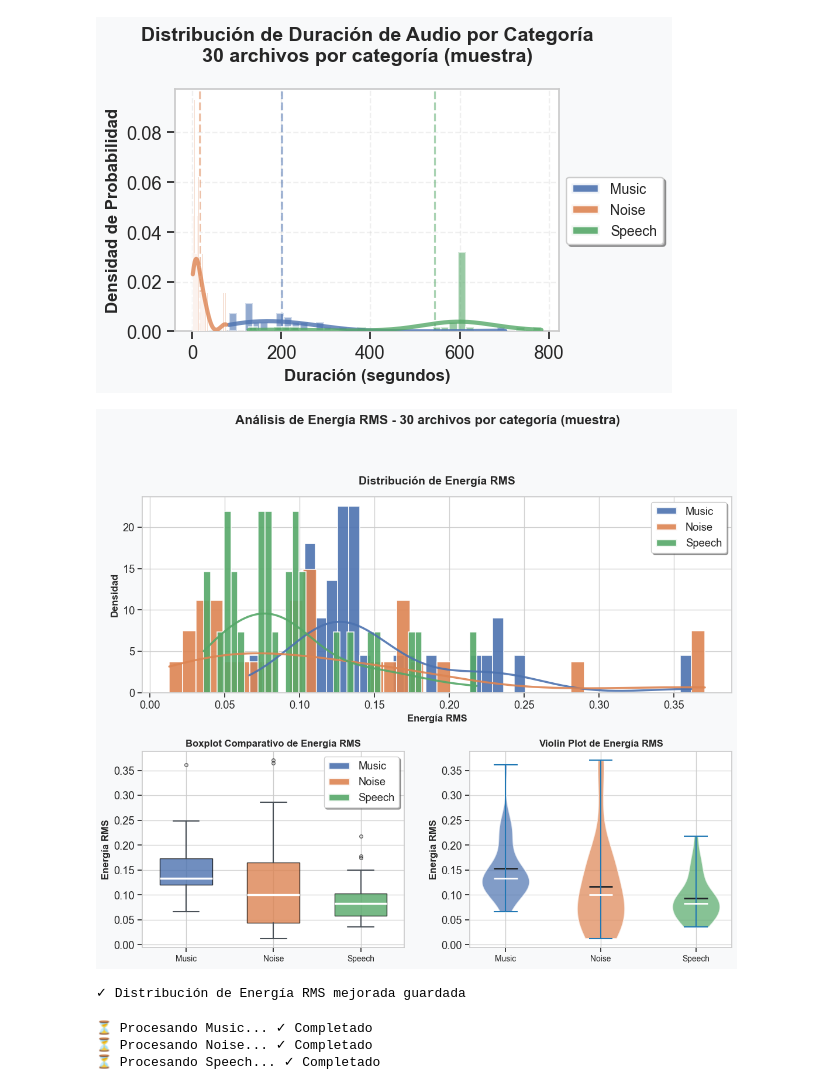
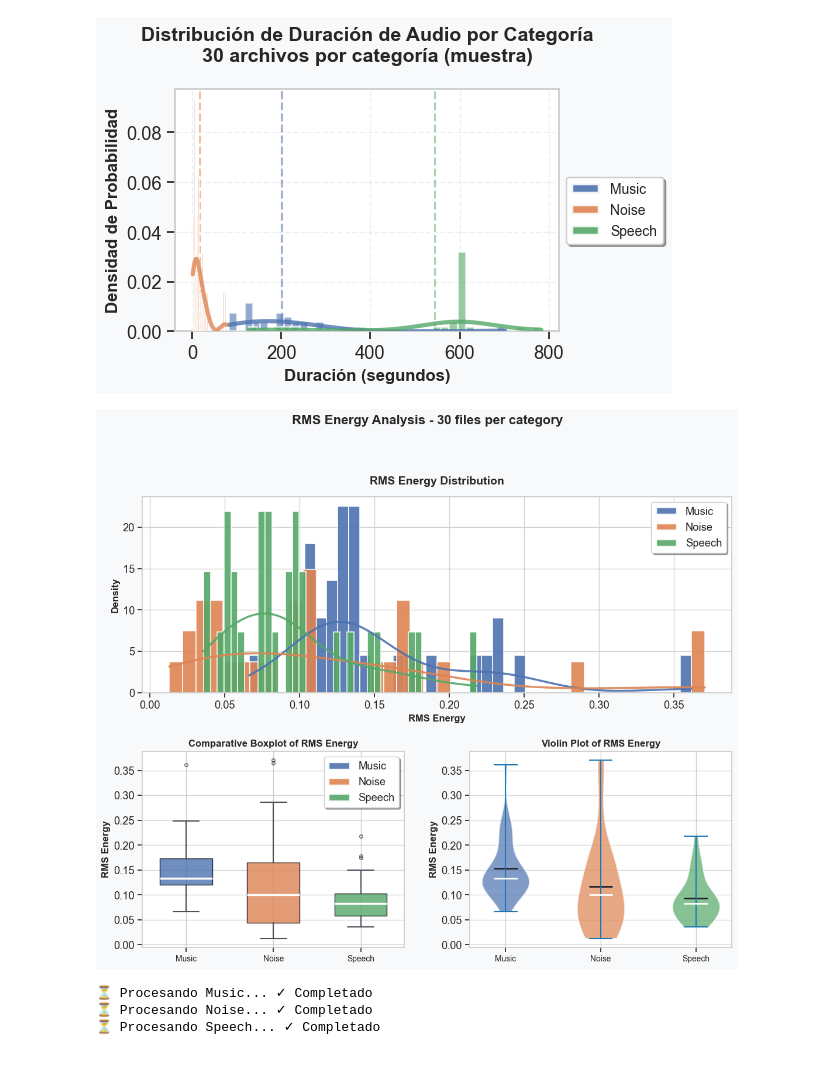
Before and after one commit to LuisPablo54/nmf-audio-separation, a Jupyter notebook: notebooks/EDA_MUSAN.ipynb, the cells around one changed output. Drawn from its saved outputs; the diff is of its cells as text; code cells hidden in the pictures.

```diff
--- a/notebooks/EDA_MUSAN.ipynb
+++ b/notebooks/EDA_MUSAN.ipynb
@@ -539,9 +537,9 @@ for cat, color, label in zip(cats, colors, labels):
     x_range = np.linspace(d.min(), d.max(), 200)
     ax1.plot(x_range, kde(x_range), color=color, lw=2.5, alpha=0.9)
 
-ax1.set_xlabel('Energía RMS', fontsize=12, fontweight='bold')
-ax1.set_ylabel('Densidad', fontsize=12, fontweight='bold')
-ax1.set_title('Distribución de Energía RMS',
+ax1.set_xlabel('RMS Energy', fontsize=12, fontweight='bold')
+ax1.set_ylabel('Density', fontsize=12, fontweight='bold')
+ax1.set_title('RMS Energy Distribution',
               fontsize=14, fontweight='bold', pad=15)
 ax1.legend(wedges, [Categoria for Categoria in Categorias_limpias],
            loc='upper right', frameon=True, fancybox=True, shadow=True)
@@ -565,47 +563,45 @@ for patch, color in zip(bp['boxes'], colors):
 
 ax2.set_xticks(range(1, len(cats)+1))
 ax2.set_xticklabels(labels, fontsize=10)
-ax2.set_ylabel('Energía RMS', fontsize=12, fontweight='bold')
-ax2.set_title('Boxplot Comparativo de Energía RMS', fontsize=12, fontweight='bold')
+ax2.set_ylabel('RMS Energy', fontsize=12, fontweight='bold')
+ax2.set_title('Comparative Boxplot of RMS Energy', fontsize=12, fontweight='bold')
 ax2.grid(True, alpha=0.8, axis='y')
 
 # Poner las categorías en la leyenda
 ax2.legend(wedges, [Categoria for Categoria in Categorias_limpias],
               loc='upper right', frameon=True, fancybox=True, shadow=True)
 
 # 3.3 Violin plot para RMS
 ax3 = fig3.add_subplot(gs[1, 1])
 vp = ax3.violinplot(rms_data, positions=range(len(cats)),
                     showmeans=True, showmedians=True)
 
 for i, (pc, color) in enumerate(zip(vp['bodies'], colors)):
     pc.set_facecolor(color)
     pc.set_alpha(0.7)
     pc.set_edgecolor('white')
     pc.set_linewidth(1.5)
 
 vp['cmeans'].set_color('#212529')
 vp['cmeans'].set_linewidth(2)
 vp['cmedians'].set_color('white')
 vp['cmedians'].set_linewidth(2)
 
 ax3.set_xticks(range(len(cats)))
 ax3.set_xticklabels(labels, fontsize=10)
-ax3.set_ylabel('Energía RMS', fontsize=12, fontweight='bold')
-ax3.set_title('Violin Plot de Energía RMS', fontsize=12, fontweight='bold')
+ax3.set_ylabel('RMS Energy', fontsize=12, fontweight='bold')
+ax3.set_title('Violin Plot of RMS Energy', fontsize=12, fontweight='bold')
 ax3.grid(True, alpha=0.7, axis='y')
 
-fig3.suptitle('Análisis de Energía RMS - 30 archivos por categoría (muestra)',
+fig3.suptitle('RMS Energy Analysis - 30 files per category',
               fontsize=16, fontweight='bold', y=1.02)
 
 plt.tight_layout()
 fig3.savefig(f"{OUTPUT_DIR}/fig_energia_rms.png", dpi=300,
              bbox_inches='tight', facecolor=PALETTE['bg'])
 plt.show()
-print(f'✓ Distribución de Energía RMS mejorada guardada')
 # %% [output]
-[figure, old version]
+[figure, new version]
-✓ Distribución de Energía RMS mejorada guardada
 # %%
 #!pip install resampy
 # %%
```
Also changed, not shown: parts of 1 cell of this notebook, 2 other files.
